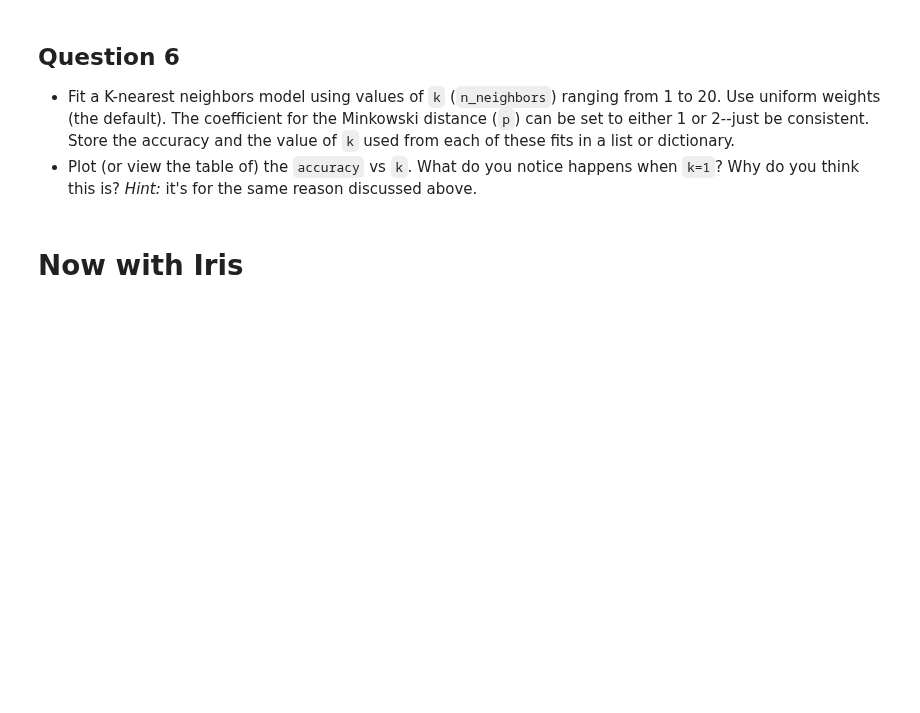
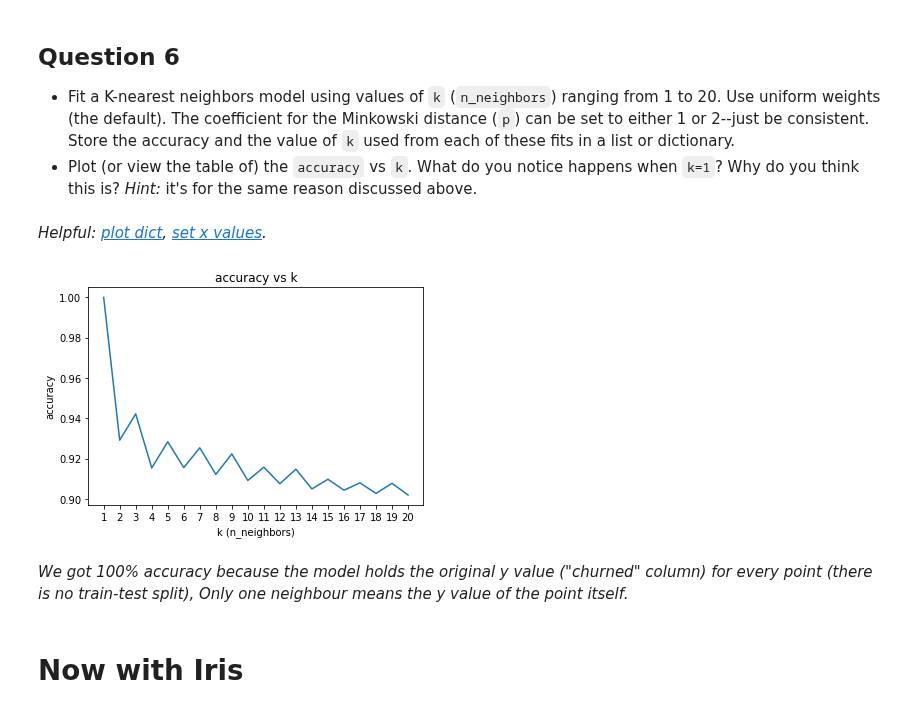
Before and after one commit to MosheMann5750/ML, a Jupyter notebook: Exercises & Solutions/Week2_Supervised_Learning_and_K_Nearest_Neighbors_HW.ipynb, the cells around one changed output. Saved outputs shown, nothing was run; the diff lists cells and outputs as text; code cells hidden in the pictures; blank space fills up the shorter version.

```diff
--- a/Exercises & Solutions/Week2_Supervised_Learning_and_K_Nearest_Neighbors_HW.ipynb
+++ b/Exercises & Solutions/Week2_Supervised_Learning_and_K_Nearest_Neighbors_HW.ipynb
@@ -185,3 +185,13 @@ print(accuracy(y_data, y_pred))
 * Plot (or view the table of) the `accuracy` vs `k`. What do you notice happens when `k=1`? Why do you think this is? *Hint:* it's for the same reason discussed above.
 # %%
 #Student writes code here
+# %%
+results = {}
+
+for k in range(1, 21):
+  knn = KNeighborsClassifier(n_neighbors=k, p=2)
+  knn = knn.fit(X_data, y_data)
+
+  y_pred = knn.predict(X_data)
+
+  results[k] = accuracy(y_data, y_pred)
@@ -188,3 +201,19 @@ print(accuracy(y_data, y_pred))
+# %% [markdown]
+*Helpful: [plot dict](https://stackoverflow.com/questions/37266341/plotting-a-python-dict-in-order-of-key-values/37266356), [set x values](https://stackoverflow.com/questions/44813601/how-to-set-x-axis-values-in-matplotlib-python).*
+# %%
+lists = sorted(results.items())
+x, y = zip(*lists)
+xi = list(range(1, len(x)+1))
+plt.xticks(xi, x)
+plt.plot(x, y)
+plt.xlabel('k (n_neighbors)')
+plt.ylabel('accuracy')
+plt.title('accuracy vs k')
+plt.show()
+# %% [output]
+[figure, added]
+# %% [markdown]
+*We got 100% accuracy because the model holds the original y value ("churned" column) for every point (there is no train-test split), Only one neighbour means the y value of the point itself.*
 # %% [markdown]
 # Now with Iris
 # %% [markdown]
```
Also changed, not shown: parts of 1 cell of this notebook.
